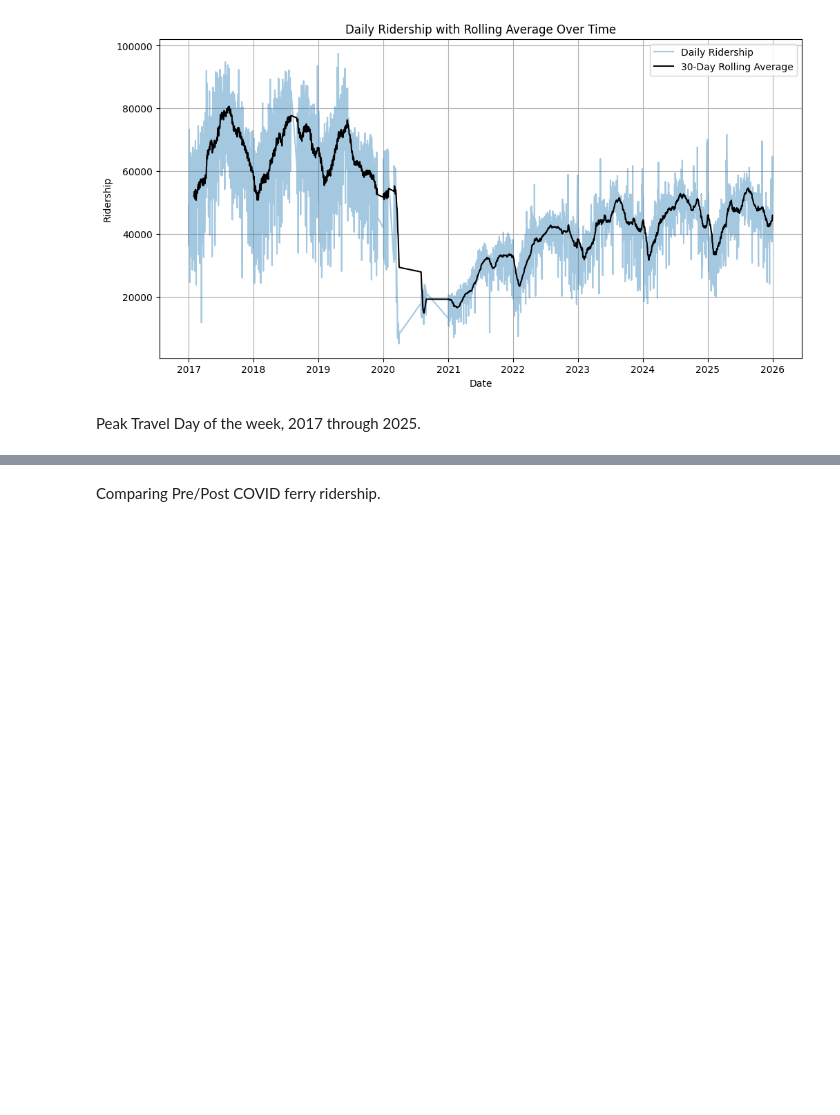
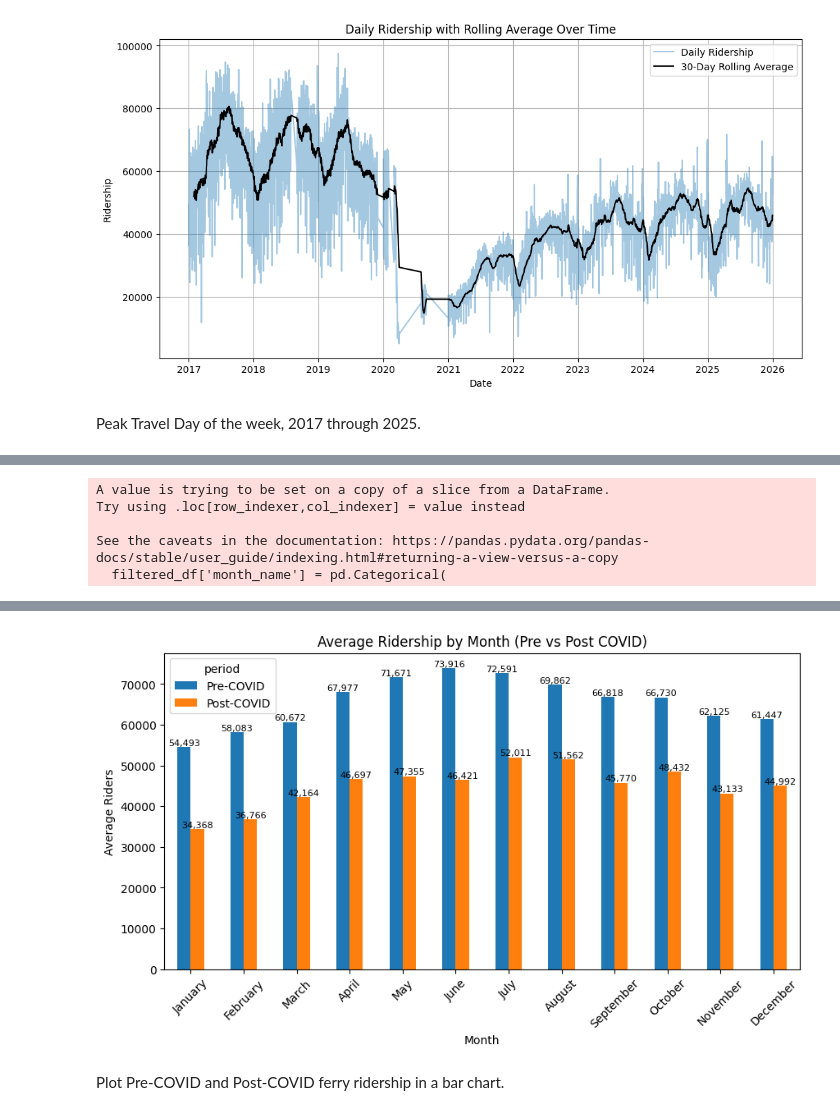
Before and after one commit to SLucy0/Data_Analytics, a Jupyter notebook: Capstone.ipynb, the cells around one changed output, grey strips where cells are left out. Saved outputs shown, nothing was run; the diff lists cells and outputs as text; code cells hidden in the pictures; blank space fills up the shorter version.

```diff
--- a/Capstone.ipynb
+++ b/Capstone.ipynb
@@ -465,0 +523,74 @@ Name: Combined, dtype: int64
+# %%
+import numpy as np
+import matplotlib.pyplot as plt
+import pandas as pd
+
+# Create month columns
+combined_df['month'] = combined_df['Date'].dt.month
+combined_df['month_name'] = combined_df['Date'].dt.month_name()
+
+# Create period column (same logic as before)
+conditions = [
+    (combined_df['Date'] >= '2017-01-01') & (combined_df['Date'] <= '2020-02-29'),
+    (combined_df['Date'] >= '2023-05-01') & (combined_df['Date'] <= '2025-12-31')
+]
+
+choices = ['Pre-COVID', 'Post-COVID']
+
+combined_df['period'] = np.select(conditions, choices, default='COVID')
+
+# FILTER OUT COVID
+filtered_df = combined_df[combined_df['period'].isin(['Pre-COVID', 'Post-COVID'])]
+
+# Month order
+month_order = ['January','February','March','April','May','June',
+               'July','August','September','October','November','December']
+
+filtered_df['month_name'] = pd.Categorical(
+    filtered_df['month_name'],
+    categories=month_order,
+    ordered=True
+)
+
+# Group by month AND period
+monthly_avg = filtered_df.groupby(['month_name', 'period'], observed=False)['Combined'] \
+    .mean().round(0)
+
+# Convert to wide format
+monthly_avg_wide = monthly_avg.unstack(level='period')
+
+# Set column order
+monthly_avg_wide = monthly_avg_wide[['Pre-COVID', 'Post-COVID']]
+
+print(monthly_avg_wide.astype(int))
+
+# Plot
+ax = monthly_avg_wide.plot(kind='bar', figsize=(10,5))
+
+plt.title('Average Ridership by Month (Pre vs Post COVID)')
+plt.ylabel('Average Riders')
+plt.xlabel('Month')
+plt.xticks(rotation=45)
+
+# Add data labels
+for container in ax.containers:
+    for bar in container:
+        height = bar.get_height()
+
+        if pd.notna(height):
+            ax.text(
+                bar.get_x() + bar.get_width() / 2,
+                height,
+                f'{int(height):,}',
+                ha='center',
+                va='bottom',
+                fontsize=8
+            )
+
+plt.show()
+# %% [output]
+A value is trying to be set on a copy of a slice from a DataFrame.
+Try using .loc[row_indexer,col_indexer] = value instead
+
+See the caveats in the documentation: https://pandas.pydata.org/pandas-docs/stable/user_guide/indexing.html#returning-a-view-versus-a-copy
+  filtered_df['month_name'] = pd.Categorical(
@@ -466,2 +611,3 @@ Name: Combined, dtype: int64
+[figure, added]
 # %% [markdown]
-Comparing Pre/Post COVID ferry ridership.
+Plot Pre-COVID and Post-COVID ferry ridership in a bar chart.
```
Also changed, not shown: parts of 26 cells of this notebook.
